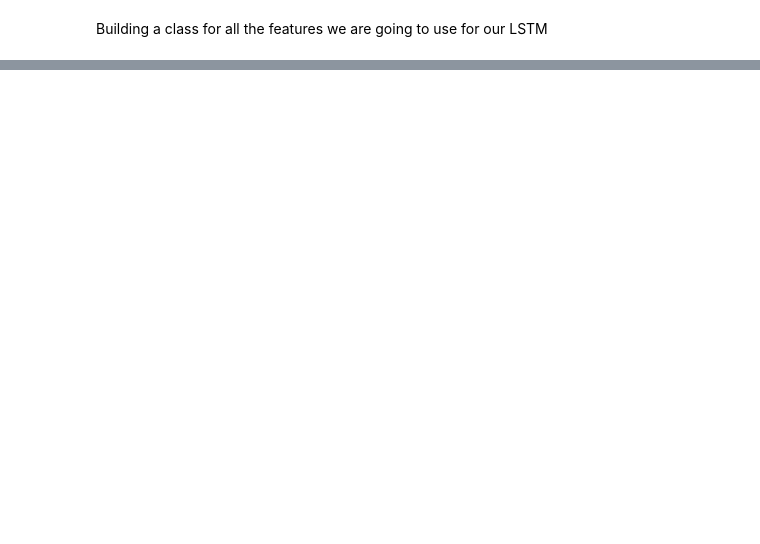
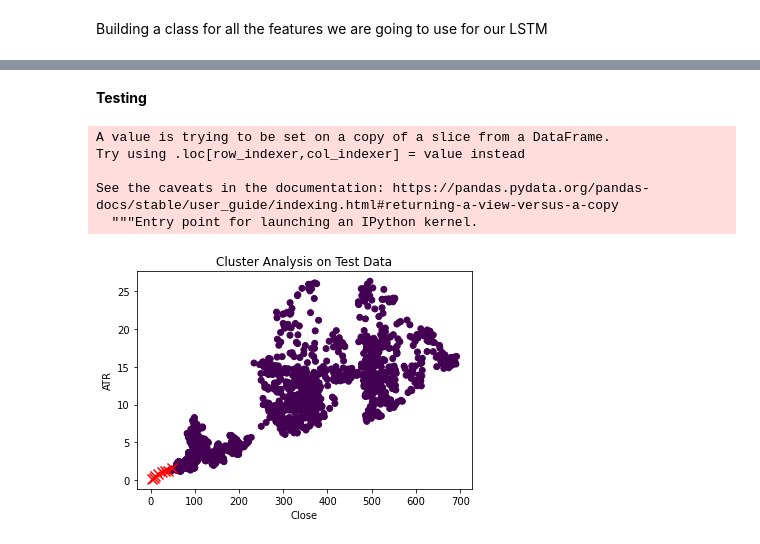
Before and after one commit to bavin342/Data-Science, a Jupyter notebook: CQF_LSTM_Project.ipynb, the cells around one changed output, grey strips where cells are left out. Drawn from its saved outputs; the diff is of its cells as text; code cells hidden in the pictures; blank space fills up the shorter version.

```diff
--- a/CQF_LSTM_Project.ipynb
+++ b/CQF_LSTM_Project.ipynb
@@ -170,0 +468,8 @@ display(df),plot_df(df,'Date', 'Close')
+# %%
+# Split the data from 2015
+df_train = features[features.index <= datetime(2014,1,1)]
+df_test  = features[features.index > datetime(2015,1,1)]
+# %%
+# Define train and test with two features
+X_train = df_train[['Close','ATR']]
+X_test = df_test[['Close','ATR']]
@@ -170,0 +480,4 @@ display(df),plot_df(df,'Date', 'Close')
+# %%
+# Training with 8 clusters
+kmeans = KMeans(n_clusters=8).fit(X_train)
+df_train['Target']  = kmeans.predict(X_train)
@@ -170,0 +501,22 @@ display(df),plot_df(df,'Date', 'Close')
+# %% [markdown]
+
+  **Testing**
+# %%
+df_test['Target']  = kmeans.predict(X_test)
+# %% [output]
+A value is trying to be set on a copy of a slice from a DataFrame.
+Try using .loc[row_indexer,col_indexer] = value instead
+
+See the caveats in the documentation: https://pandas.pydata.org/pandas-docs/stable/user_guide/indexing.html#returning-a-view-versus-a-copy
+  """Entry point for launching an IPython kernel.
+# %%
+# Test plot
+centers = kmeans.cluster_centers_
+plt.scatter(X_test['Close'], X_test['ATR'], c=df_test['Target'])
+plt.scatter(centers[:,0],centers[:,1], c='red', s=100, marker='x')
+plt.xlabel('Close')
+plt.ylabel('ATR')
+plt.title('Cluster Analysis on Test Data')
+plt.show()
+# %% [output]
+[figure, added]
```
Also changed, not shown: parts of 43 cells of this notebook.
